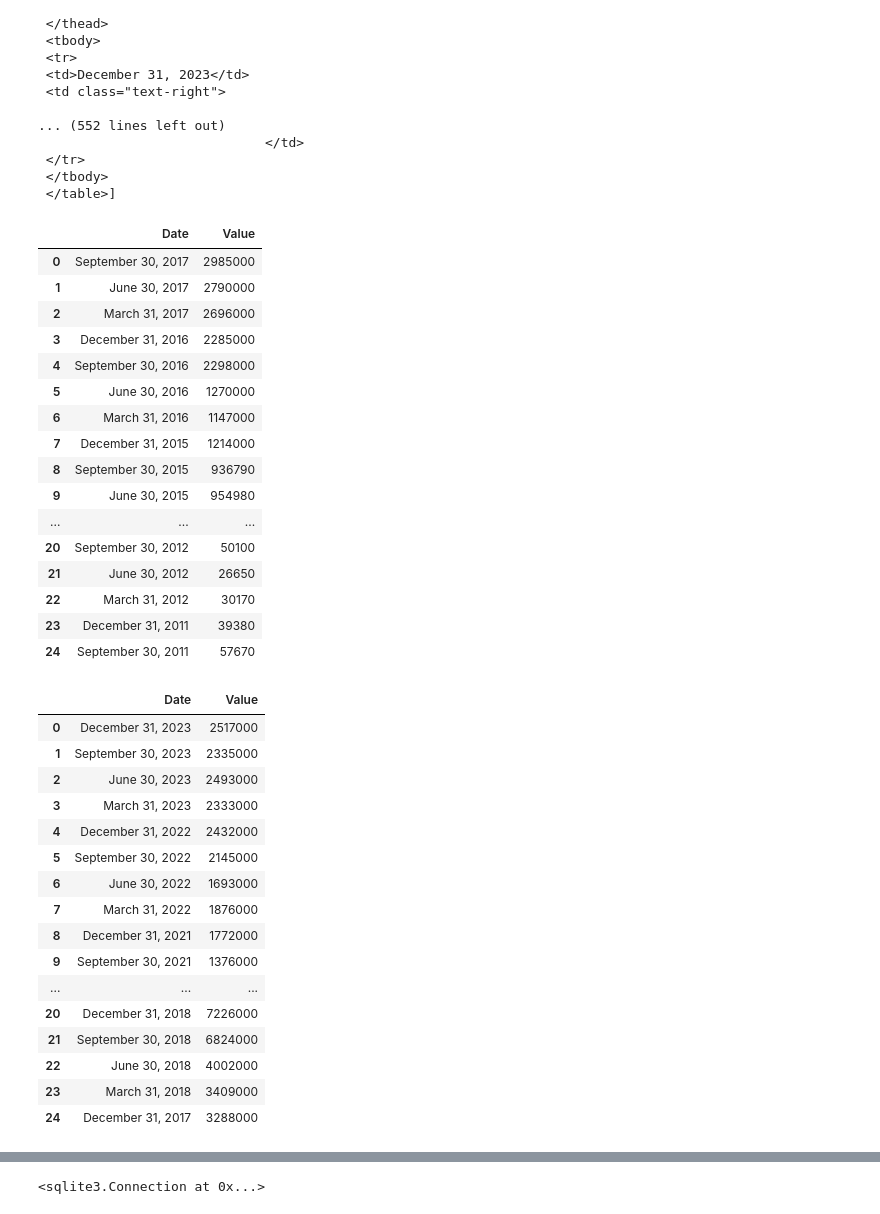
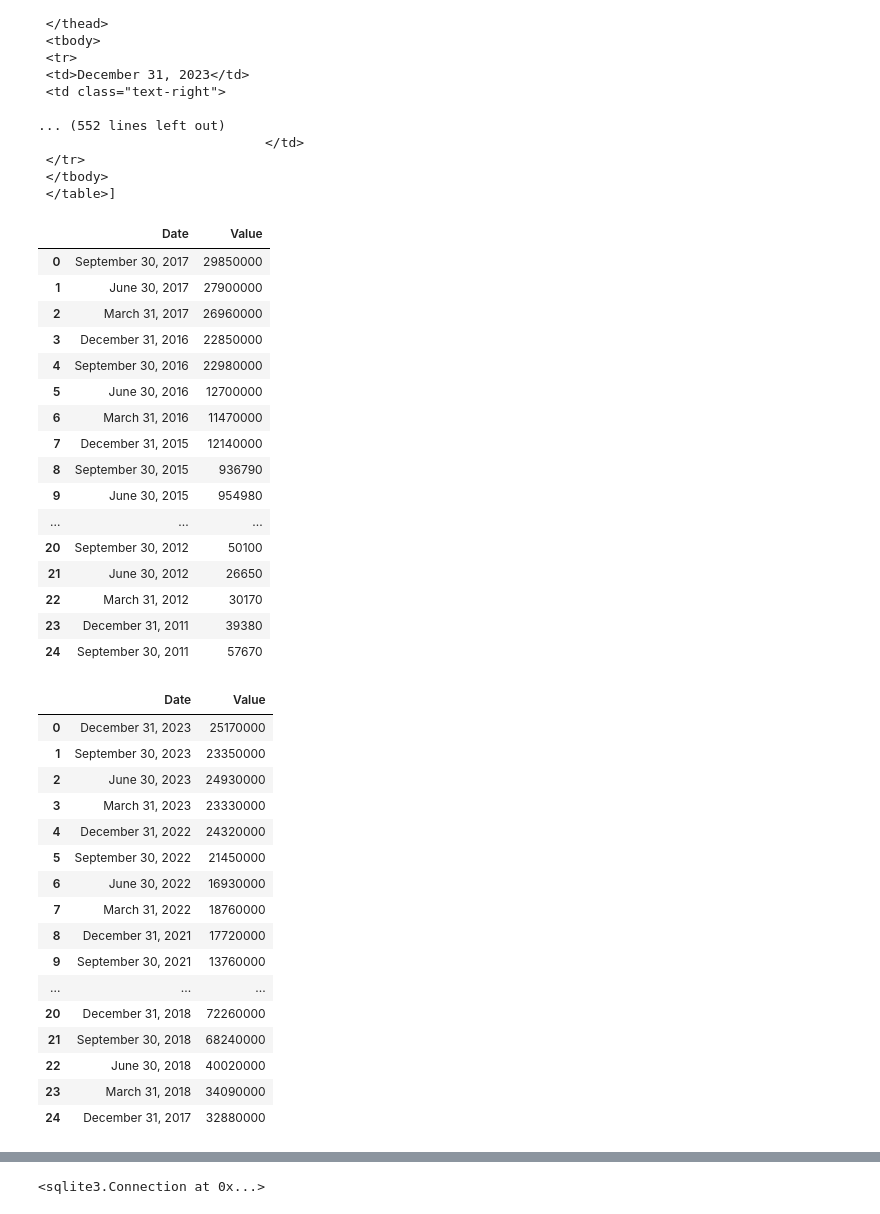
Before and after one commit to jatv93/web-scraping-project-tutorial, a Jupyter notebook: src/explore.ipynb, the cells around one changed output, grey strips where cells are left out. Drawn from its saved outputs; the diff is of its cells as text; code cells hidden in the pictures.

```diff
--- a/src/explore.ipynb
+++ b/src/explore.ipynb
@@ -96,7 +96,12 @@ for row in tables[table_index].tbody.find_all("tr"):
     col = row.find_all("td")
     if (col != []):
         Date = col[0].text
-        Value = col[1].text.replace(" ", "").strip().replace(".", "").replace("B", "000").replace("M", "0")
+        if len(col[1].text.split(".")[0]) == 1:
+            Value = col[1].text.replace(" ", "").strip().replace(".", "").replace("B", "000").replace("M", "0")
+        else:
+            Value = col[1].text.replace(" ", "").strip().replace(".", "").replace("B", "0000").replace("M", "0")
+
+        #Value = col[1].text.replace(" ", "").strip().replace(".", "").replace("B", "000").replace("M", "0")
         tesla_revenue_1 = pd.concat([tesla_revenue_1, pd.DataFrame({
             "Date": Date,
             "Value": Value
@@ -105,14 +110,14 @@ for row in tables[table_index].tbody.find_all("tr"):
 tesla_revenue_1
 # %% [output]
 |  | Date | Value |
-| 0 | September 30, 2017 | 2985000 |
-| 1 | June 30, 2017 | 2790000 |
-| 2 | March 31, 2017 | 2696000 |
-| 3 | December 31, 2016 | 2285000 |
-| 4 | September 30, 2016 | 2298000 |
-| 5 | June 30, 2016 | 1270000 |
-| 6 | March 31, 2016 | 1147000 |
-| 7 | December 31, 2015 | 1214000 |
+| 0 | September 30, 2017 | 29850000 |
+| 1 | June 30, 2017 | 27900000 |
+| 2 | March 31, 2017 | 26960000 |
+| 3 | December 31, 2016 | 22850000 |
+| 4 | September 30, 2016 | 22980000 |
+| 5 | June 30, 2016 | 12700000 |
+| 6 | March 31, 2016 | 11470000 |
+| 7 | December 31, 2015 | 12140000 |
 | 8 | September 30, 2015 | 936790 |
 | 9 | June 30, 2015 | 954980 |
 | ... | ... | ... |
@@ -124,40 +129,44 @@ tesla_revenue_1
 # %%
 for index, table in enumerate(tables):
     if ("Date" in str(table)):
         table_index = index
         break
 
 # Create a DataFrame
 tesla_revenue_2 = pd.DataFrame(columns = ["Date", "Value"])
 for row in tables[table_index].tbody.find_all("tr"):
     col = row.find_all("td")
     if (col != []):
         Date = col[0].text
-        Value = col[1].text.replace(" ", "").strip().replace(".", "").replace("B", "000").replace("M", "0")
+        if len(col[1].text.split(".")[0]) == 1:
+            Value = col[1].text.replace(" ", "").strip().replace(".", "").replace("B", "000").replace("M", "0")
+        else:
+            Value = col[1].text.replace(" ", "").strip().replace(".", "").replace("B", "0000").replace("M", "0")
+        # Value = col[1].text.replace(" ", "").strip().replace(".", "").replace("B", "000").replace("M", "0")
         tesla_revenue_2 = pd.concat([tesla_revenue_2, pd.DataFrame({
             "Date": Date,
             "Value": Value
         }, index = [0])], ignore_index = True)
 
 tesla_revenue_2
 # %% [output]
 |  | Date | Value |
-| 0 | December 31, 2023 | 2517000 |
-| 1 | September 30, 2023 | 2335000 |
-| 2 | June 30, 2023 | 2493000 |
-| 3 | March 31, 2023 | 2333000 |
-| 4 | December 31, 2022 | 2432000 |
-| 5 | September 30, 2022 | 2145000 |
-| 6 | June 30, 2022 | 1693000 |
-| 7 | March 31, 2022 | 1876000 |
-| 8 | December 31, 2021 | 1772000 |
-| 9 | September 30, 2021 | 1376000 |
+| 0 | December 31, 2023 | 25170000 |
+| 1 | September 30, 2023 | 23350000 |
+| 2 | June 30, 2023 | 24930000 |
+| 3 | March 31, 2023 | 23330000 |
+| 4 | December 31, 2022 | 24320000 |
+| 5 | September 30, 2022 | 21450000 |
+| 6 | June 30, 2022 | 16930000 |
+| 7 | March 31, 2022 | 18760000 |
+| 8 | December 31, 2021 | 17720000 |
+| 9 | September 30, 2021 | 13760000 |
 | ... | ... | ... |
-| 20 | December 31, 2018 | 7226000 |
-| 21 | September 30, 2018 | 6824000 |
-| 22 | June 30, 2018 | 4002000 |
-| 23 | March 31, 2018 | 3409000 |
-| 24 | December 31, 2017 | 3288000 |
+| 20 | December 31, 2018 | 72260000 |
+| 21 | September 30, 2018 | 68240000 |
+| 22 | June 30, 2018 | 40020000 |
+| 23 | March 31, 2018 | 34090000 |
+| 24 | December 31, 2017 | 32880000 |
 # %%
 tesla_revenue = pd.concat([tesla_revenue_2, tesla_revenue_1], ignore_index=True)
 tesla_revenue.head(60)
```
Also changed, not shown: parts of 11 cells of this notebook, 1 other file.
